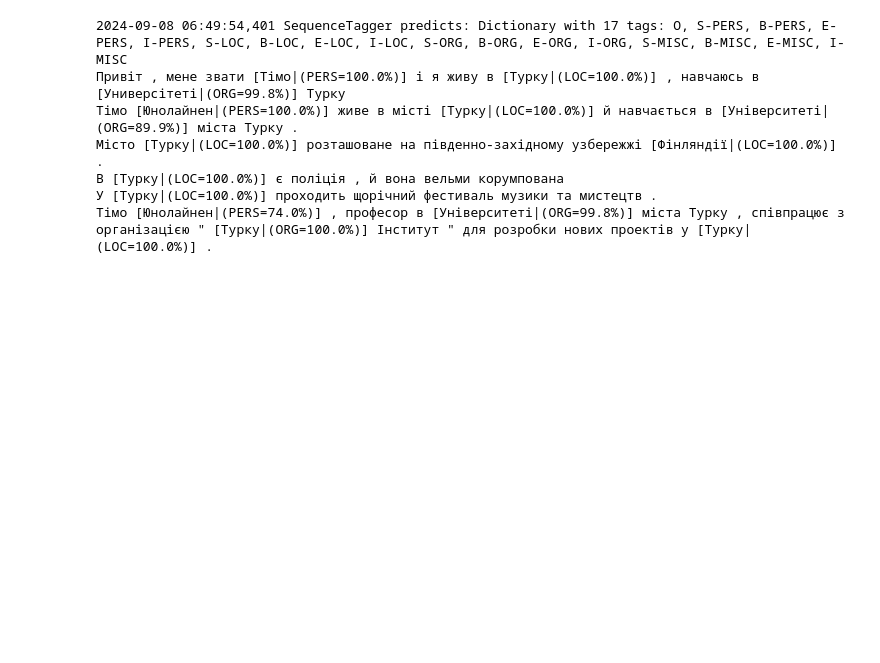
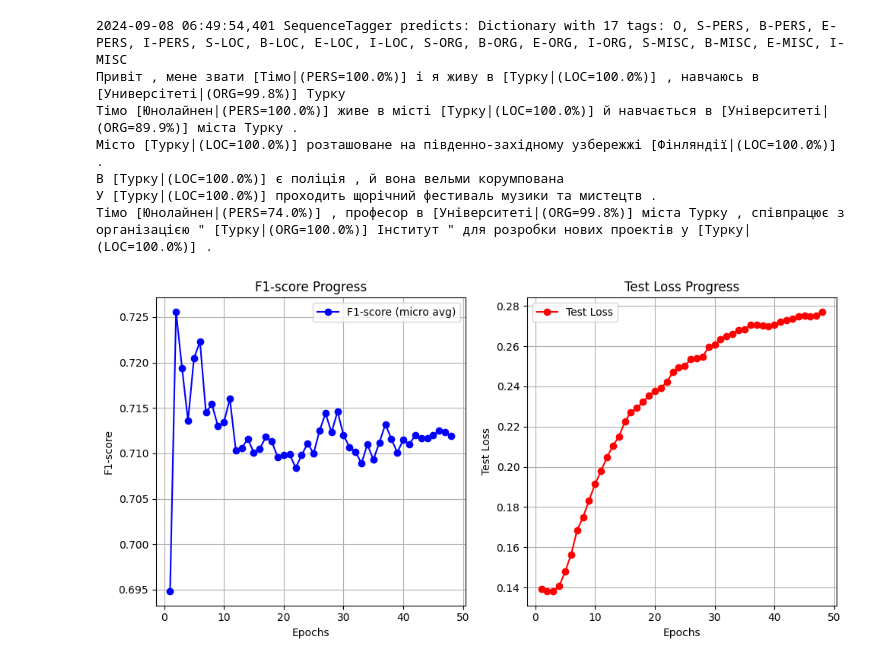
Before and after one commit to sginne/master_thesis, a Jupyter notebook: colab/distilbert-flair.ipynb, the cells around one changed output. Cells and saved outputs as stored; diff of their text form; code cells hidden in the pictures; blank space fills up the shorter version.

Commit message:
model5.48 epoch(fix)

```diff
--- a/colab/distilbert-flair.ipynb
+++ b/colab/distilbert-flair.ipynb
@@ -354,3 +354,49 @@ print_tagged_sentences(sentences, finetuned_model)
 В [Турку|(LOC=100.0%)] є поліція , й вона вельми корумпована
 У [Турку|(LOC=100.0%)] проходить щорічний фестиваль музики та мистецтв .
 Тімо [Юнолайнен|(PERS=74.0%)] , професор в [Університеті|(ORG=99.8%)] міста Турку , співпрацює з організацією " [Турку|(ORG=100.0%)] Інститут " для розробки нових проектів у [Турку|(LOC=100.0%)] .
+# %%
+import re
+import matplotlib.pyplot as plt
+
+# Parse the log file
+epochs = []
+f1_scores = []
+test_losses = []
+
+with open('dist-finetuned.05/training.log', 'r') as f:
+    for line in f:
+        if 'EPOCH' in line and 'done' in line:
+            epoch = int(re.search(r'EPOCH (\d+)', line).group(1))
+            epochs.append(epoch)
+        if 'TEST :' in line:
+            test_loss = float(re.search(r'loss ([\d.]+)', line).group(1))
+            test_losses.append(test_loss)
+        if 'f1-score (micro avg)' in line:
+            f1_score = float(re.search(r'f1-score \(micro avg\)\s+([\d.]+)', line).group(1))
+            f1_scores.append(f1_score)
+
+# Plotting the results
+plt.figure(figsize=(10,5))
+
+# F1-score plot
+plt.subplot(1, 2, 1)
+plt.plot(epochs, f1_scores, marker='o', color='b', label='F1-score (micro avg)')
+plt.xlabel('Epochs')
+plt.ylabel('F1-score')
+plt.title('F1-score Progress')
+plt.grid(True)
+plt.legend()
+
+# Test loss plot
+plt.subplot(1, 2, 2)
+plt.plot(epochs, test_losses, marker='o', color='r', label='Test Loss')
+plt.xlabel('Epochs')
+plt.ylabel('Test Loss')
+plt.title('Test Loss Progress')
+plt.grid(True)
+plt.legend()
+
+plt.tight_layout()
+plt.show()
+# %% [output]
+[figure, added]
```
